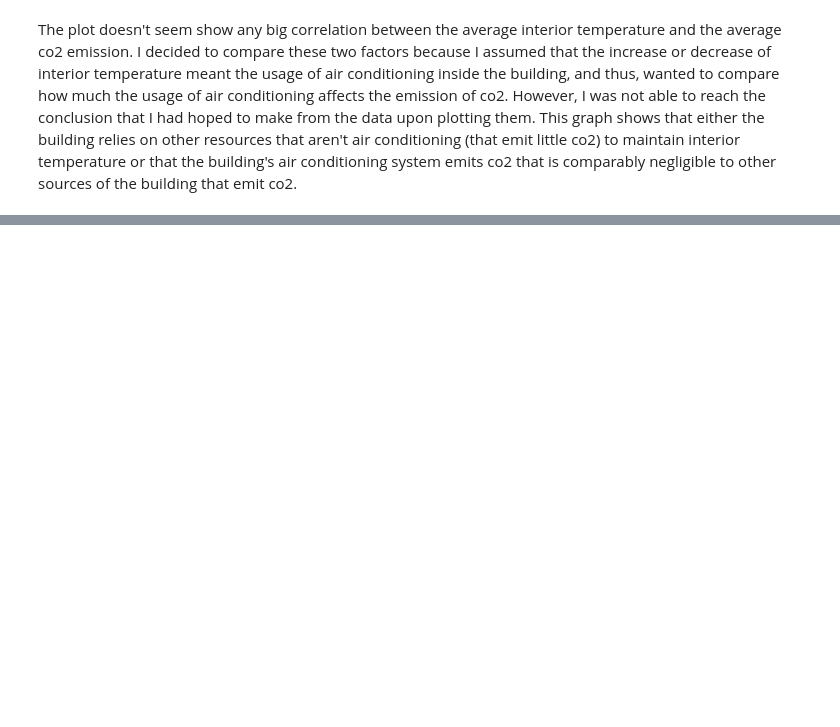
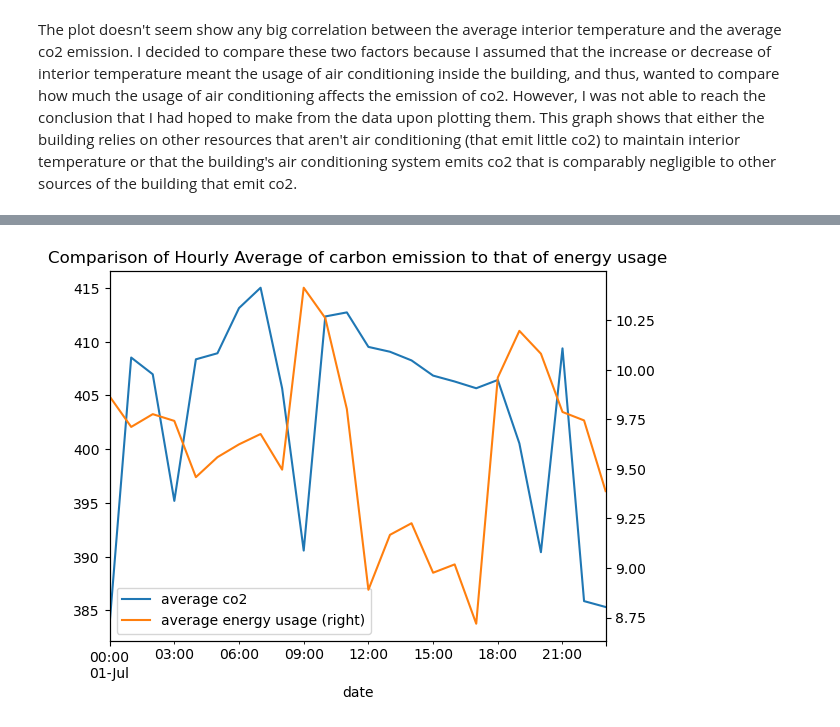
Before and after one commit to UCB-stat-159-s23/project-project-group22, a Jupyter notebook: reuels_analysis.ipynb, the cells around one changed output, grey strips where cells are left out. Saved outputs shown, nothing was run; the diff lists cells and outputs as text; code cells hidden in the pictures; blank space fills up the shorter version.

```diff
--- a/reuels_analysis.ipynb
+++ b/reuels_analysis.ipynb
@@ -206,0 +221,7 @@ The plot doesn't seem show any big correlation between the average interior temp
+# %%
+fig, ax = plt.subplots()
+combined_ele_co2.plot(x = 'date', y = 'average co2', ax = ax)
+combined_ele_co2.plot(x = 'date', y = 'average energy usage', ax = ax, secondary_y = True)
+plt.title('Comparison of Hourly Average of carbon emission to that of energy usage');
+# %% [output]
+[figure, added]
```
Also changed, not shown: parts of 6 cells of this notebook.
